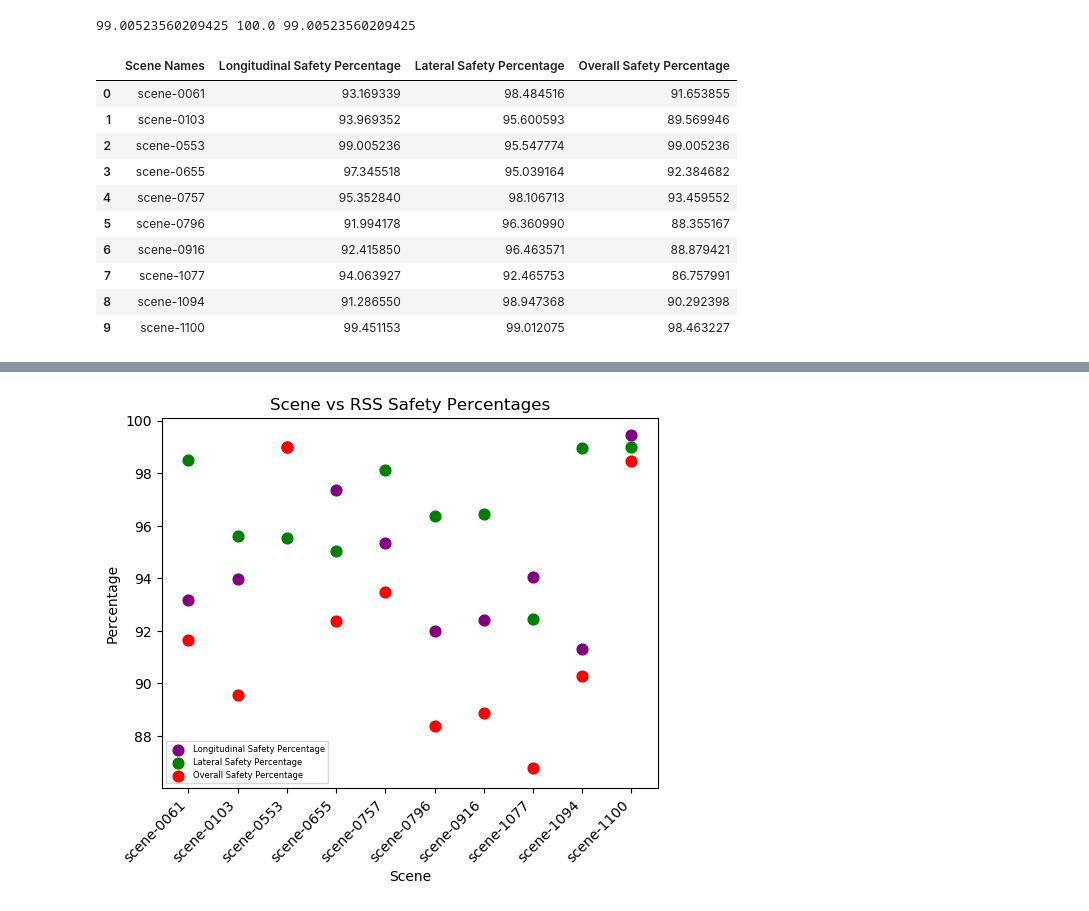
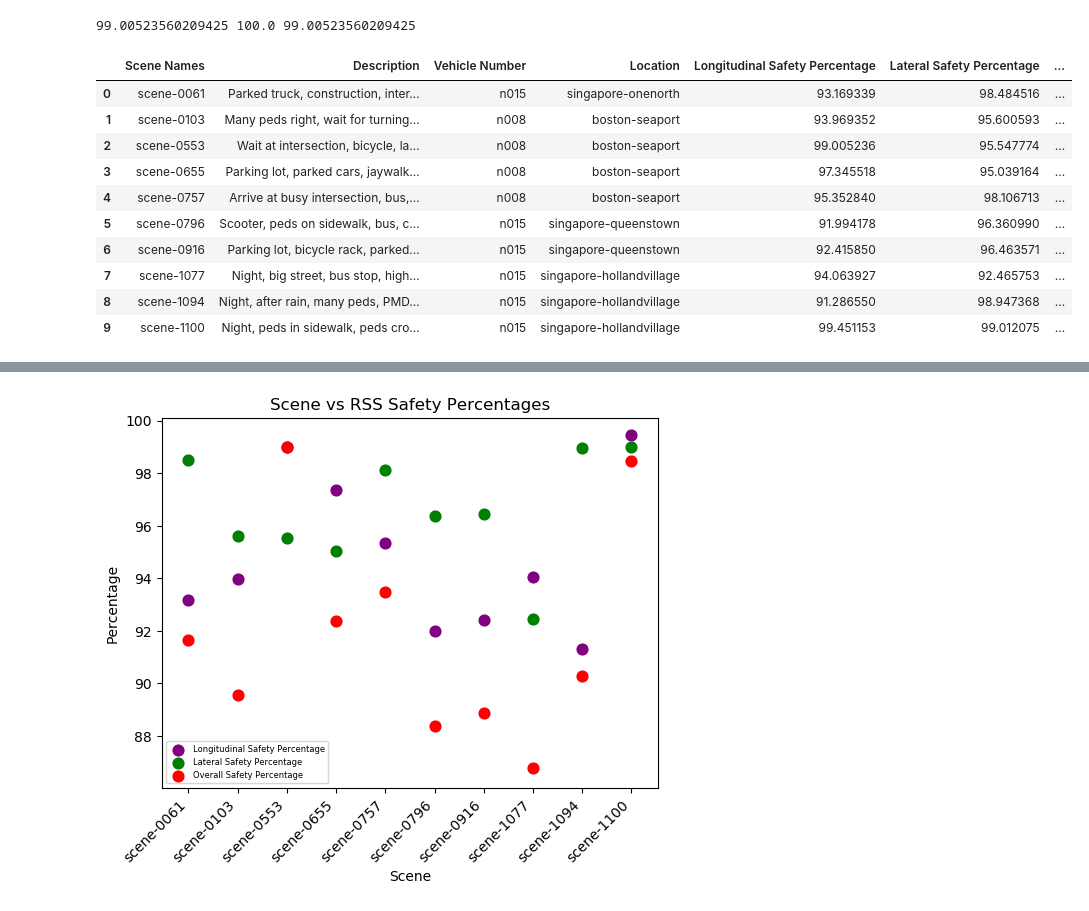
Before and after one commit to agathepetillot/UG4-Honours-Project, a Jupyter notebook: NuScenes_functions.ipynb, the cells around one changed output, grey strips where cells are left out. Cells and saved outputs as stored; diff of their text form; code cells hidden in the pictures.

```diff
--- a/NuScenes_functions.ipynb
+++ b/NuScenes_functions.ipynb
@@ -687,22 +687,25 @@ safe_long_percentages = []
 safe_lat_percentages = []
 safe_overall_percentages = []
 scene_names = []
+locations = []
+descriptions = []
+vehicles = []
+max_time_diff = 1.5
 
+# Go through each scene in the mini dataset
 for scene in range(len(nusc.scene)):
+
+    #get all values and tokens needed and initialise values
     my_scene = nusc.scene[scene]
     scene_name = my_scene['name']
     scene_names.append(scene_name)
     first_sample_token = my_scene['first_sample_token']
     my_sample = nusc.get('sample', first_sample_token)
     my_sample_token = my_sample['data']['LIDAR_TOP']
-    #my_sample = nusc.get('sample', my_sample['next'])
-    #print(my_sample_token)
     sample_data = nusc.get('sample_data', my_sample_token)
     first_sample_data_token = sample_data['sample_token']
     anns = my_sample['anns']
-    max_time_diff = 1.5
     ann_velocities = []
-
     actual_vels_lat = []
     actual_vels_long = []
 
@@ -712,13 +715,13 @@ for scene in range(len(nusc.scene)):
     rss_lat = []
     rss_long = []
 
+    # Go through each token in a scene to then go through each annotation in that snippet
     while(my_sample['next'] != my_scene['last_sample_token']):
 
         #get next token in the scene
         my_sample = nusc.get('sample', my_sample['next'])
         my_sample_token = my_sample['data']['LIDAR_TOP']
         anns = my_sample['anns']
-        max_time_diff = 1.5
         ann_velocities = []
         actual_vels_lat.extend(lateral_distance(my_sample['token']))
         actual_vels_long.extend(longtudinal_distance(my_sample['token']))
@@ -776,41 +779,57 @@ for scene in range(len(nusc.scene)):
     if ("Safe" in df['Safe Lat'].values) == False:
         safe_long = 0
     if ("Not Safe" in df['Safe Lat'].values) == True:
         not_safe_lat = df['Safe Lat'].value_counts()['Not Safe']
     if ("Not Safe" in df["Safe Lat"].values) == False:
         not_safe_long = 0
 
     safe_lat_percent = safe_lat/(safe_lat + not_safe_lat) * 100
 
     if ("Safe" in df['Safe Overall'].values) == True:
         safe_overall = df['Safe Overall'].value_counts()['Safe']
     if ("Safe" in df['Safe Overall'].values) == False:
         safe_overall = 0
     if ("Not Safe" in df['Safe Overall'].values) == True:
         not_safe_overall = df['Safe Overall'].value_counts()['Not Safe']
     if ("Not Safe" in df['Safe Overall'].values) == False:
         not_safe_overall = 0
 
     safe_overall_percent = safe_overall/(safe_overall + not_safe_overall) * 100
 
     safe_long_percentages.append(safe_long_percent)
     safe_lat_percentages.append(safe_lat_percent)
     safe_overall_percentages.append(safe_overall_percent)
 
+    # Get scene locations
+    token = nusc.scene[scene]['log_token']
+    location = nusc.get('log', token)['location']
+    locations.append(location)
+
+    # Get scene descriptions
+    description = nusc.scene[scene]['description']
+    descriptions.append(description)
+
+    # Get scene vehicles
+    vehicle = nusc.get('log', token)['vehicle']
+    vehicles.append(vehicle)
+
 percentages_df['Scene Names'] = scene_names
+percentages_df['Description'] = descriptions
+percentages_df['Vehicle Number'] = vehicles
+percentages_df['Location'] = locations
 percentages_df['Longitudinal Safety Percentage'] = safe_long_percentages
 percentages_df['Lateral Safety Percentage'] = safe_lat_percentages
 percentages_df['Overall Safety Percentage'] = safe_overall_percentages
 percentages_df
 # %% [output]
-|  | Scene Names | Longitudinal Safety Percentage | Lateral Safety Percentage | Overall Safety Percentage |
-| 0 | scene-0061 | 93.169339 | 98.484516 | 91.653855 |
-| 1 | scene-0103 | 93.969352 | 95.600593 | 89.569946 |
-| 2 | scene-0553 | 99.005236 | 95.547774 | 99.005236 |
-| 3 | scene-0655 | 97.345518 | 95.039164 | 92.384682 |
-| 4 | scene-0757 | 95.352840 | 98.106713 | 93.459552 |
-| 5 | scene-0796 | 91.994178 | 96.360990 | 88.355167 |
-| 6 | scene-0916 | 92.415850 | 96.463571 | 88.879421 |
-| 7 | scene-1077 | 94.063927 | 92.465753 | 86.757991 |
-| 8 | scene-1094 | 91.286550 | 98.947368 | 90.292398 |
-| 9 | scene-1100 | 99.451153 | 99.012075 | 98.463227 |
+|  | Scene Names | Description | Vehicle Number | Location | Longitudinal Safety Percentage | Lateral Safety Percentage | ... |
+| 0 | scene-0061 | Parked truck, construction, inter... | n015 | singapore-onenorth | 93.169339 | 98.484516 | ... |
+| 1 | scene-0103 | Many peds right, wait for turning... | n008 | boston-seaport | 93.969352 | 95.600593 | ... |
+| 2 | scene-0553 | Wait at intersection, bicycle, la... | n008 | boston-seaport | 99.005236 | 95.547774 | ... |
+| 3 | scene-0655 | Parking lot, parked cars, jaywalk... | n008 | boston-seaport | 97.345518 | 95.039164 | ... |
+| 4 | scene-0757 | Arrive at busy intersection, bus,... | n008 | boston-seaport | 95.352840 | 98.106713 | ... |
+| 5 | scene-0796 | Scooter, peds on sidewalk, bus, c... | n015 | singapore-queenstown | 91.994178 | 96.360990 | ... |
+| 6 | scene-0916 | Parking lot, bicycle rack, parked... | n015 | singapore-queenstown | 92.415850 | 96.463571 | ... |
+| 7 | scene-1077 | Night, big street, bus stop, high... | n015 | singapore-hollandvillage | 94.063927 | 92.465753 | ... |
+| 8 | scene-1094 | Night, after rain, many peds, PMD... | n015 | singapore-hollandvillage | 91.286550 | 98.947368 | ... |
+| 9 | scene-1100 | Night, peds in sidewalk, peds cro... | n015 | singapore-hollandvillage | 99.451153 | 99.012075 | ... |
```
Also changed, not shown: parts of 5 cells of this notebook.
